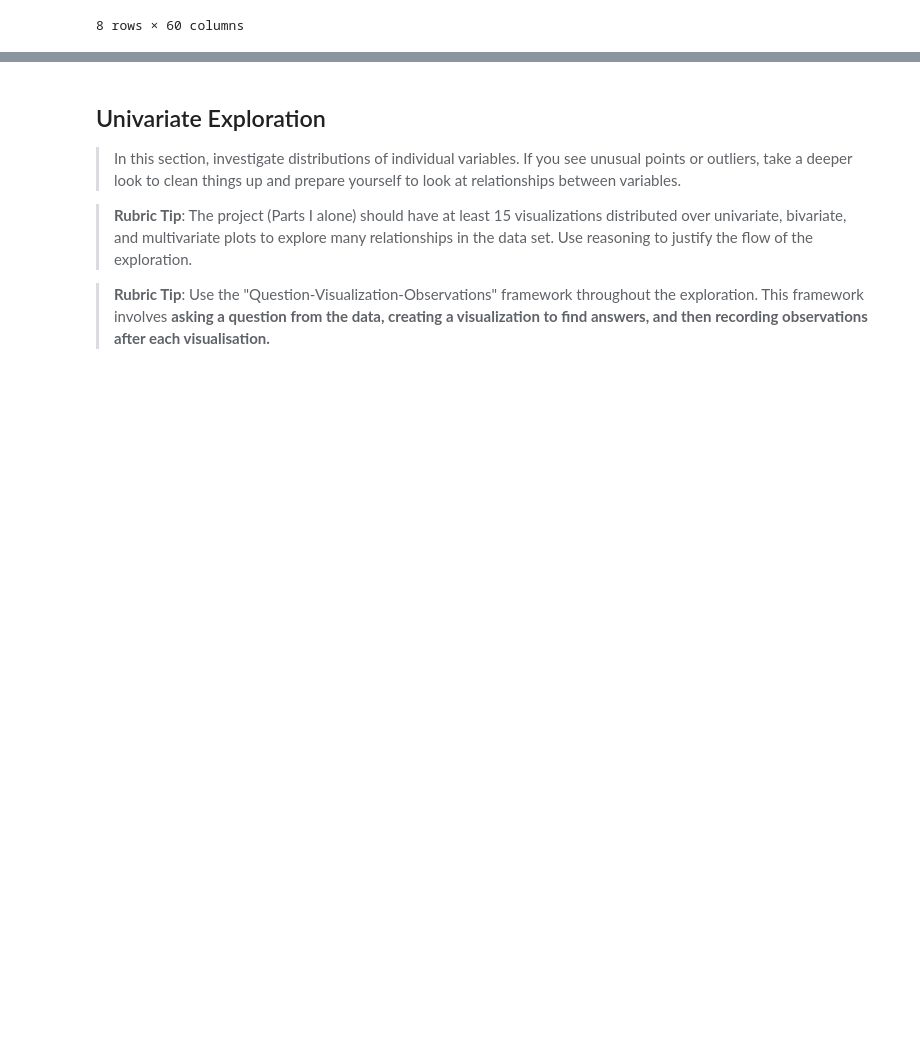
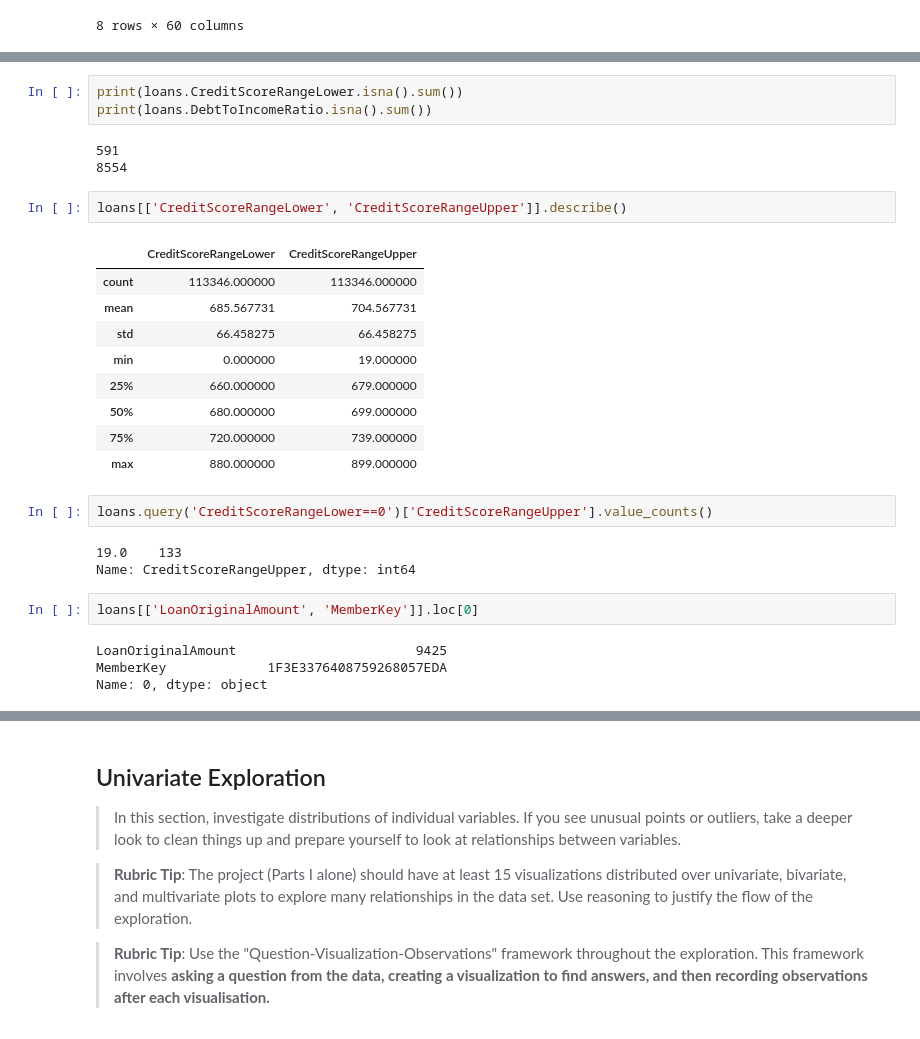
Before and after one commit to cnikoro/prosper_loan_eda, a Jupyter notebook: Part_I_exploration_template.ipynb, the cells around one changed output, grey strips where cells are left out. Drawn from its saved outputs; the diff is of its cells as text; blank space fills up the shorter version.

```diff
--- a/Part_I_exploration_template.ipynb
+++ b/Part_I_exploration_template.ipynb
@@ -136,0 +151,29 @@ loans.loc[:, 'Term':].describe()
+# %%
+print(loans.CreditScoreRangeLower.isna().sum())
+print(loans.DebtToIncomeRatio.isna().sum())
+# %% [output]
+591
+8554
+# %%
+loans[['CreditScoreRangeLower', 'CreditScoreRangeUpper']].describe()
+# %% [output]
+|  | CreditScoreRangeLower | CreditScoreRangeUpper |
+| count | 113346.000000 | 113346.000000 |
+| mean | 685.567731 | 704.567731 |
+| std | 66.458275 | 66.458275 |
+| min | 0.000000 | 19.000000 |
+| 25% | 660.000000 | 679.000000 |
+| 50% | 680.000000 | 699.000000 |
+| 75% | 720.000000 | 739.000000 |
+| max | 880.000000 | 899.000000 |
+# %%
+loans.query('CreditScoreRangeLower==0')['CreditScoreRangeUpper'].value_counts()
+# %% [output]
+19.0    133
+Name: CreditScoreRangeUpper, dtype: int64
+# %%
+loans[['LoanOriginalAmount', 'MemberKey']].loc[0]
+# %% [output]
+LoanOriginalAmount                       9425
+MemberKey             1F3E3376408759268057EDA
+Name: 0, dtype: object
```
Also changed, not shown: parts of 9 cells of this notebook.
